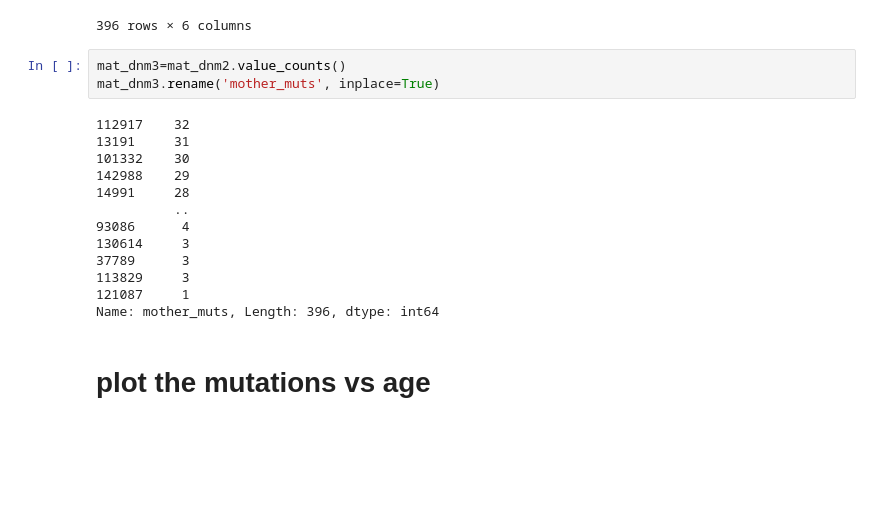
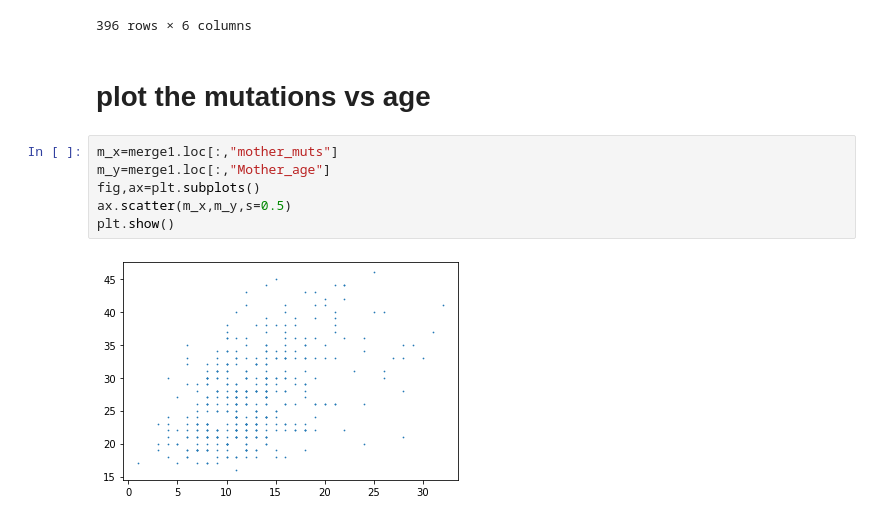
Before and after one commit to Hkhaira1/qbb2021-answers, a Jupyter notebook: day4-evening/day4hw.ipynb, the cells around one changed output. Cells and saved outputs as stored; diff of their text form; blank space fills up the shorter version.

```diff
--- a/day4-evening/day4hw.ipynb
+++ b/day4-evening/day4hw.ipynb
@@ -180,21 +180,13 @@ merge1
 | 394 | 154810 | 32 | 28 | 55 | 14 | 69 |
 | 395 | 154936 | 30 | 34 | 36 | 16 | 53 |
 396 rows × 6 columns
-# %%
-mat_dnm3=mat_dnm2.value_counts()
-mat_dnm3.rename('mother_muts', inplace=True)
-# %% [output]
-112917    32
-13191     31
-101332    30
-142988    29
-14991     28
-          ..
-93086      4
-130614     3
-37789      3
-113829     3
-121087     1
-Name: mother_muts, Length: 396, dtype: int64
 # %% [markdown]
 # plot the mutations vs age
+# %%
+m_x=merge1.loc[:,"mother_muts"]
+m_y=merge1.loc[:,"Mother_age"]
+fig,ax=plt.subplots()
+ax.scatter(m_x,m_y,s=0.5)
+plt.show()
+# %% [output]
+[figure, added]
```
Also changed, not shown: parts of 17 cells of this notebook.
